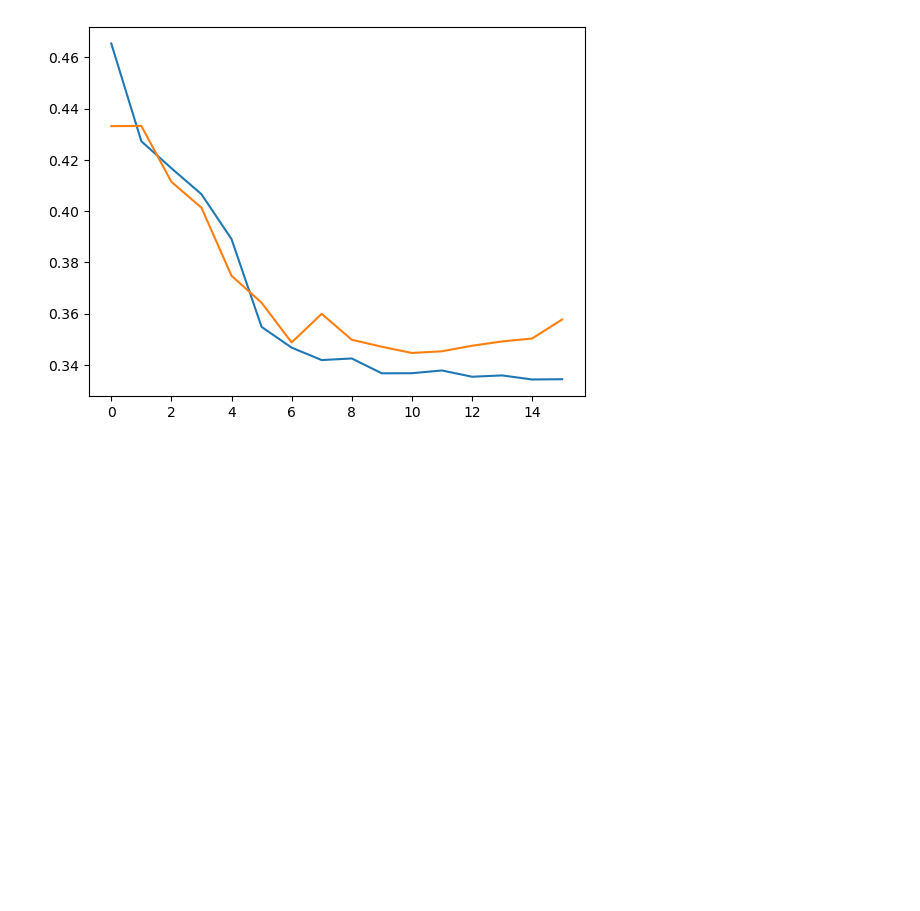
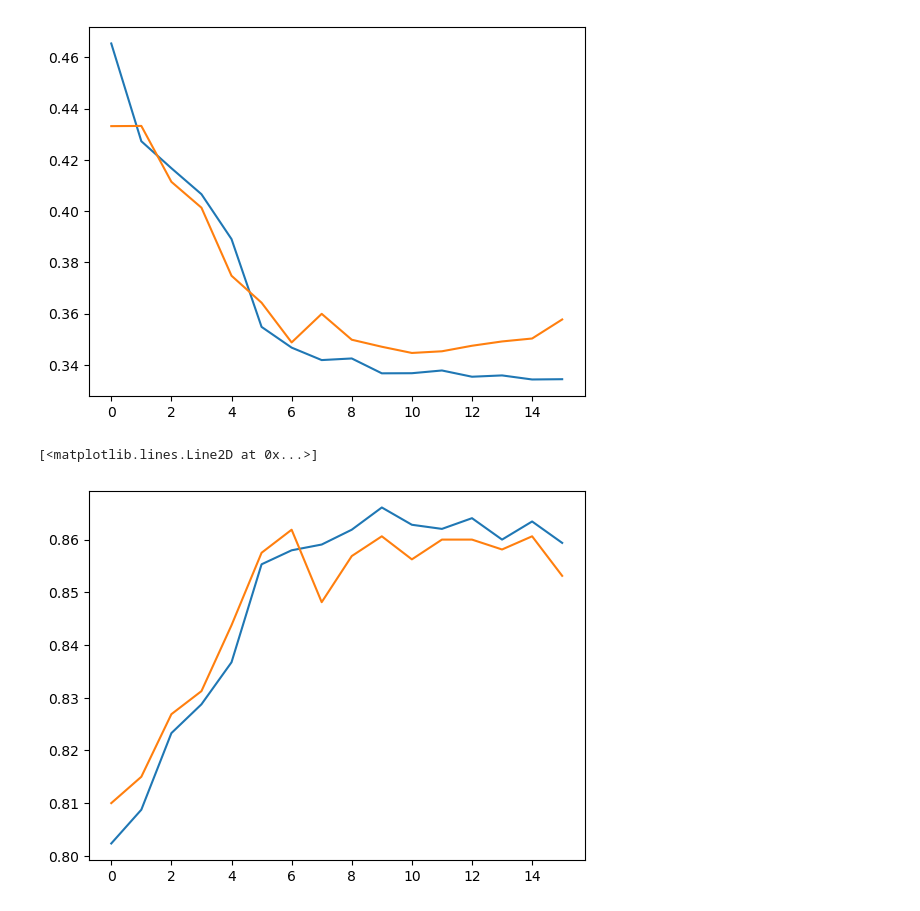
Before and after one commit to parshant44/python-learning, a Jupyter notebook: deep learning prj_3.ipynb, the cells around one changed output. Drawn from its saved outputs; the diff is of its cells as text; code cells hidden in the pictures; blank space fills up the shorter version.

```diff
--- a/deep learning prj_3.ipynb
+++ b/deep learning prj_3.ipynb
@@ -183,3 +183,9 @@ plt.plot(history.history['val_loss'])
 # %% [output]
 [<matplotlib.lines.Line2D at 0x...>]
 [figure]
+# %%
+plt.plot(history.history['accuracy'])
+plt.plot(history.history['val_accuracy'])
+# %% [output]
+[<matplotlib.lines.Line2D at 0x...>]
+[figure, added]
```
Also changed, not shown: 17 other files.
